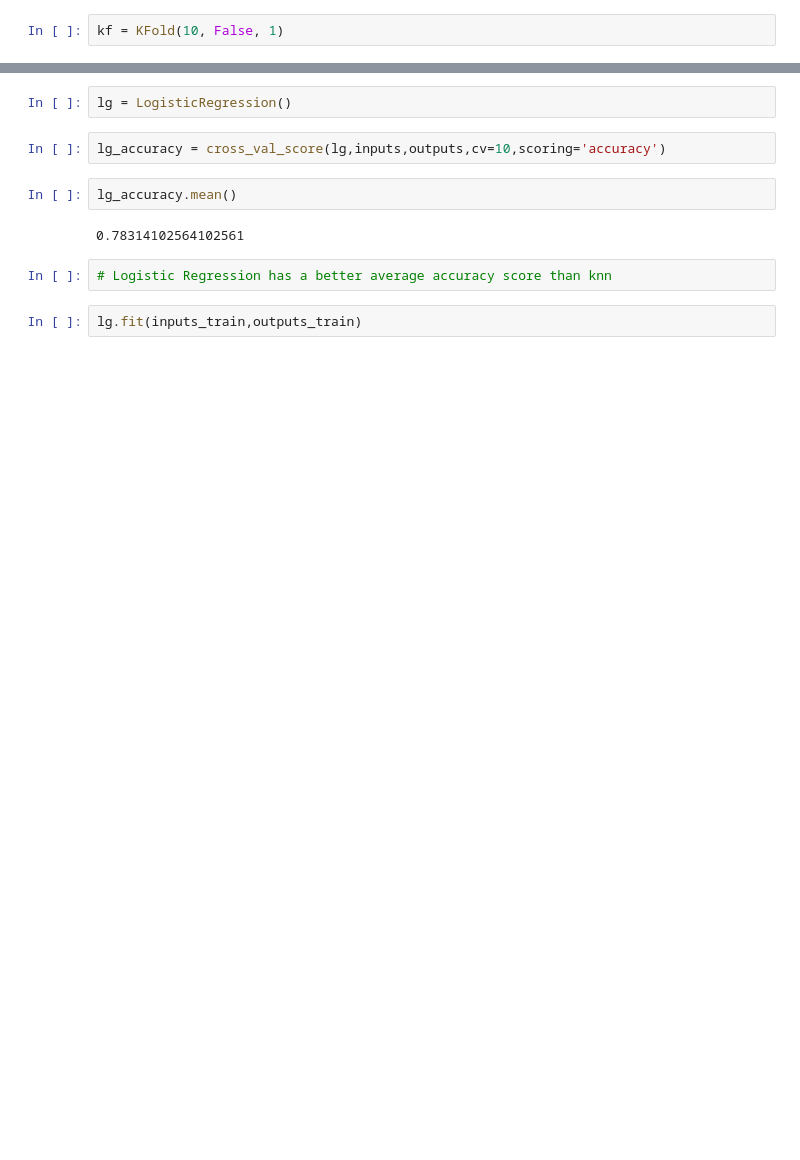
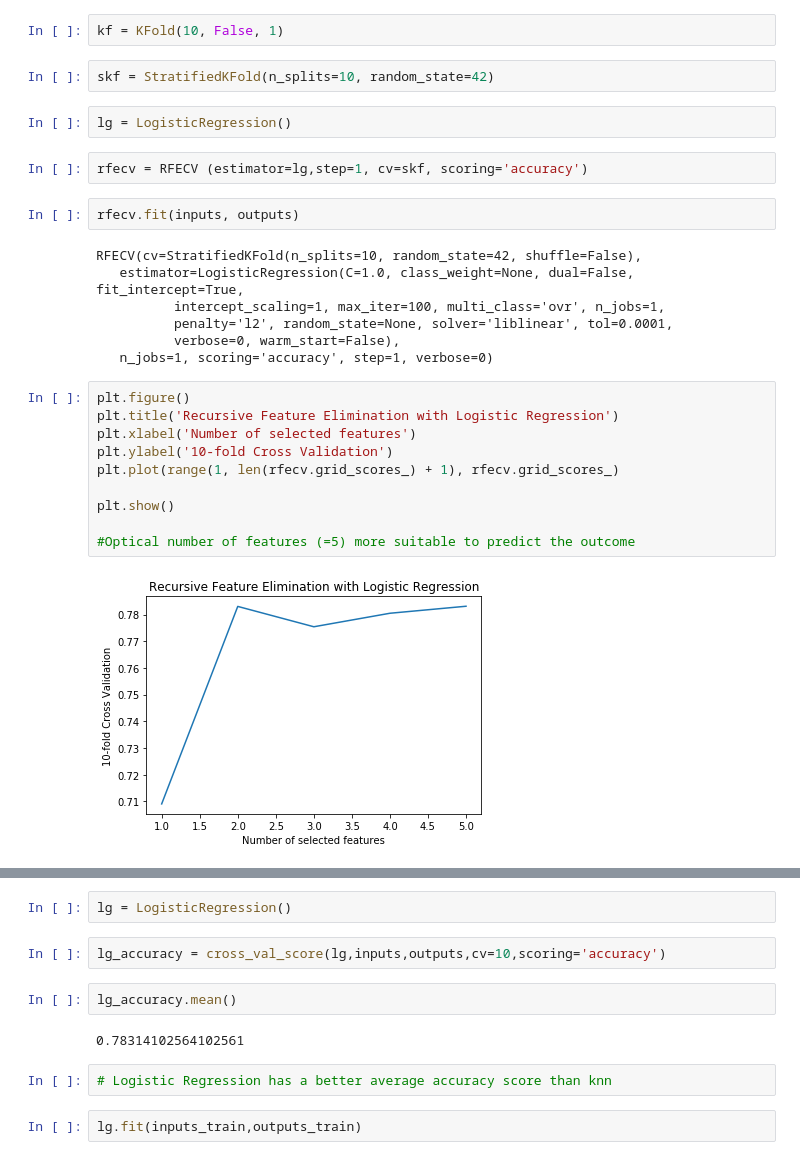
Before and after one commit to npradaschnor/Pima-Indians-Diabetes-Dataset, a Jupyter notebook: Pima Indians Diabetes Dataset.ipynb, the cells around one changed output, grey strips where cells are left out. Drawn from its saved outputs; the diff is of its cells as text; blank space fills up the shorter version.

Commit message:
optimal number of features

```diff
--- a/Pima Indians Diabetes Dataset.ipynb
+++ b/Pima Indians Diabetes Dataset.ipynb
@@ -828,2 +744,29 @@ scores.mean()
 # %%
 kf = KFold(10, False, 1)
+# %%
+skf = StratifiedKFold(n_splits=10, random_state=42)
+# %%
+lg = LogisticRegression()
+# %%
+rfecv = RFECV (estimator=lg,step=1, cv=skf, scoring='accuracy')
+# %%
+rfecv.fit(inputs, outputs)
+# %% [output]
+RFECV(cv=StratifiedKFold(n_splits=10, random_state=42, shuffle=False),
+   estimator=LogisticRegression(C=1.0, class_weight=None, dual=False, fit_intercept=True,
+          intercept_scaling=1, max_iter=100, multi_class='ovr', n_jobs=1,
+          penalty='l2', random_state=None, solver='liblinear', tol=0.0001,
+          verbose=0, warm_start=False),
+   n_jobs=1, scoring='accuracy', step=1, verbose=0)
+# %%
+plt.figure()
+plt.title('Recursive Feature Elimination with Logistic Regression')
+plt.xlabel('Number of selected features')
+plt.ylabel('10-fold Cross Validation')
+plt.plot(range(1, len(rfecv.grid_scores_) + 1), rfecv.grid_scores_)
+
+plt.show()
+
+#Optical number of features (=5) more suitable to predict the outcome
+# %% [output]
+[figure, added]
```
Also changed, not shown: parts of 33 cells of this notebook.
